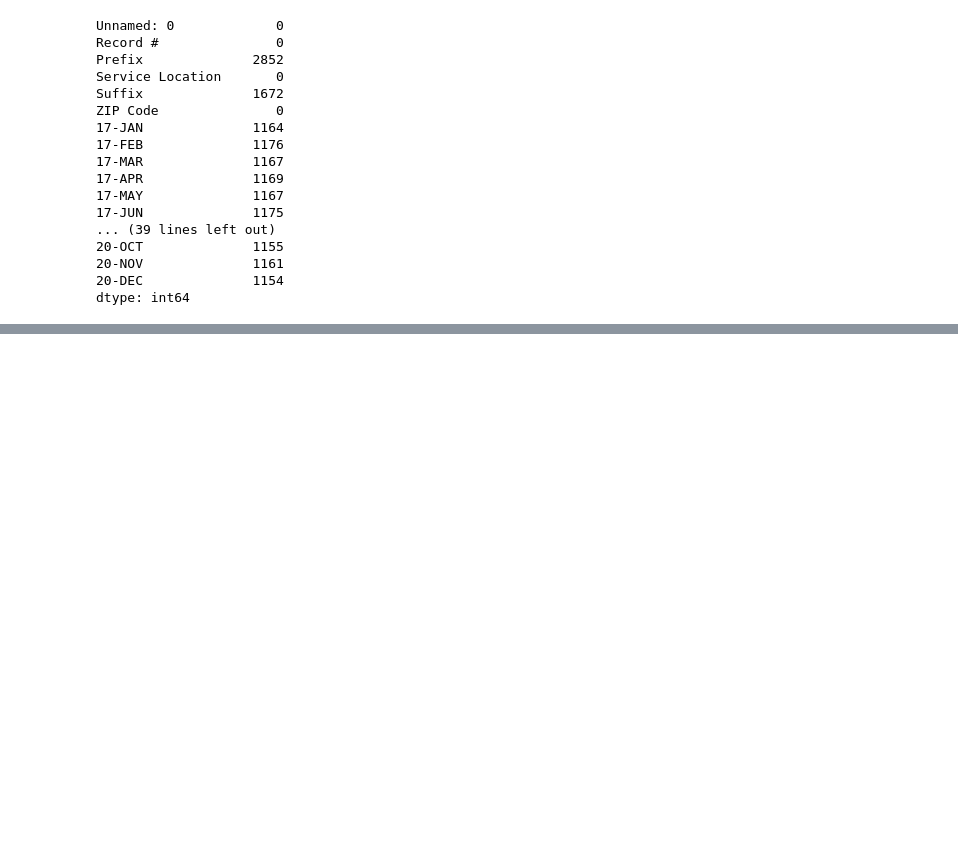
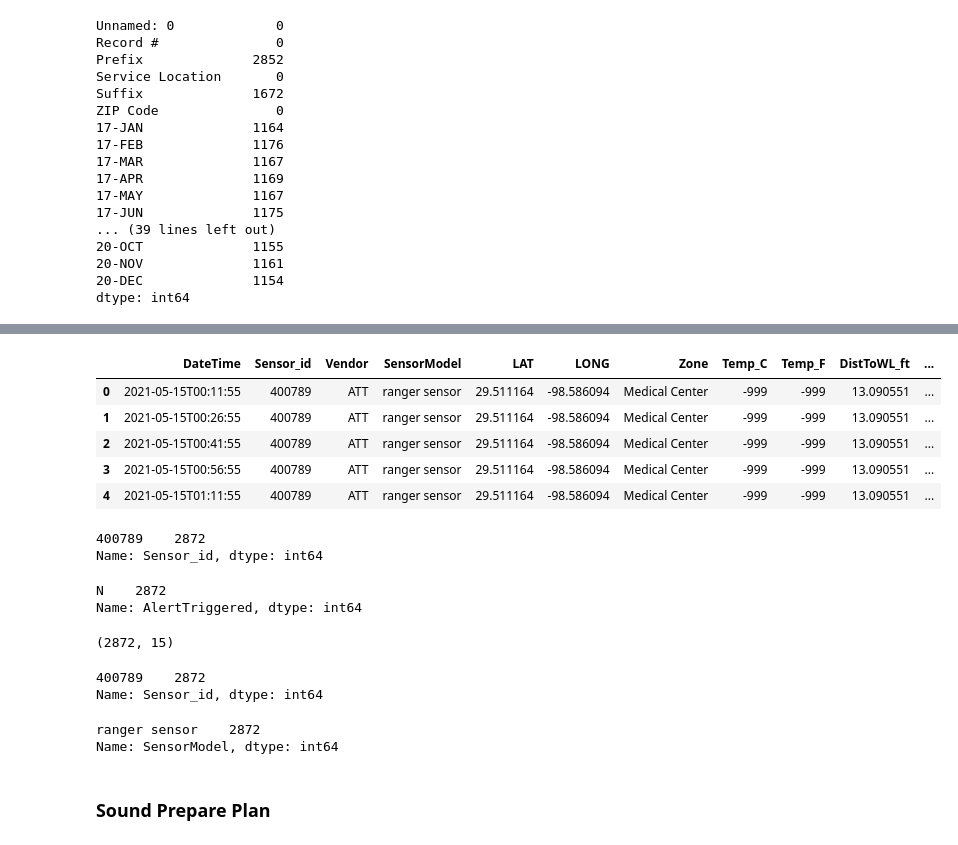
Before and after one commit to slc-data/2021-datathon, a Jupyter notebook: workbooks/lori/acquire_prepare.ipynb, the cells around one changed output, grey strips where cells are left out. Saved outputs shown, nothing was run; the diff lists cells and outputs as text; code cells hidden in the pictures; blank space fills up the shorter version.

```diff
--- a/workbooks/lori/acquire_prepare.ipynb
+++ b/workbooks/lori/acquire_prepare.ipynb
@@ -67,0 +163,37 @@ dtype: int64
+# %%
+flood = pd.read_csv('med_center_flood.csv')
+# %%
+flood.head()
+# %% [output]
+|  | DateTime | Sensor_id | Vendor | SensorModel | LAT | LONG | Zone | Temp_C | Temp_F | DistToWL_ft | ... |
+| 0 | 2021-05-15T00:11:55 | 400789 | ATT | ranger sensor | 29.511164 | -98.586094 | Medical Center | -999 | -999 | 13.090551 | ... |
+| 1 | 2021-05-15T00:26:55 | 400789 | ATT | ranger sensor | 29.511164 | -98.586094 | Medical Center | -999 | -999 | 13.090551 | ... |
+| 2 | 2021-05-15T00:41:55 | 400789 | ATT | ranger sensor | 29.511164 | -98.586094 | Medical Center | -999 | -999 | 13.090551 | ... |
+| 3 | 2021-05-15T00:56:55 | 400789 | ATT | ranger sensor | 29.511164 | -98.586094 | Medical Center | -999 | -999 | 13.090551 | ... |
+| 4 | 2021-05-15T01:11:55 | 400789 | ATT | ranger sensor | 29.511164 | -98.586094 | Medical Center | -999 | -999 | 13.090551 | ... |
+# %%
+flood.Sensor_id.value_counts()
+# %% [output]
+400789    2872
+Name: Sensor_id, dtype: int64
+# %%
+flood.AlertTriggered.value_counts()
+# %% [output]
+N    2872
+Name: AlertTriggered, dtype: int64
+# %%
+flood.shape
+# %% [output]
+(2872, 15)
+# %%
+flood.Sensor_id.value_counts()
+# %% [output]
+400789    2872
+Name: Sensor_id, dtype: int64
+# %%
+flood.SensorModel.value_counts()
+# %% [output]
+ranger sensor    2872
+Name: SensorModel, dtype: int64
+# %% [markdown]
+### Sound Prepare Plan
```
Also changed, not shown: parts of 26 cells of this notebook.
